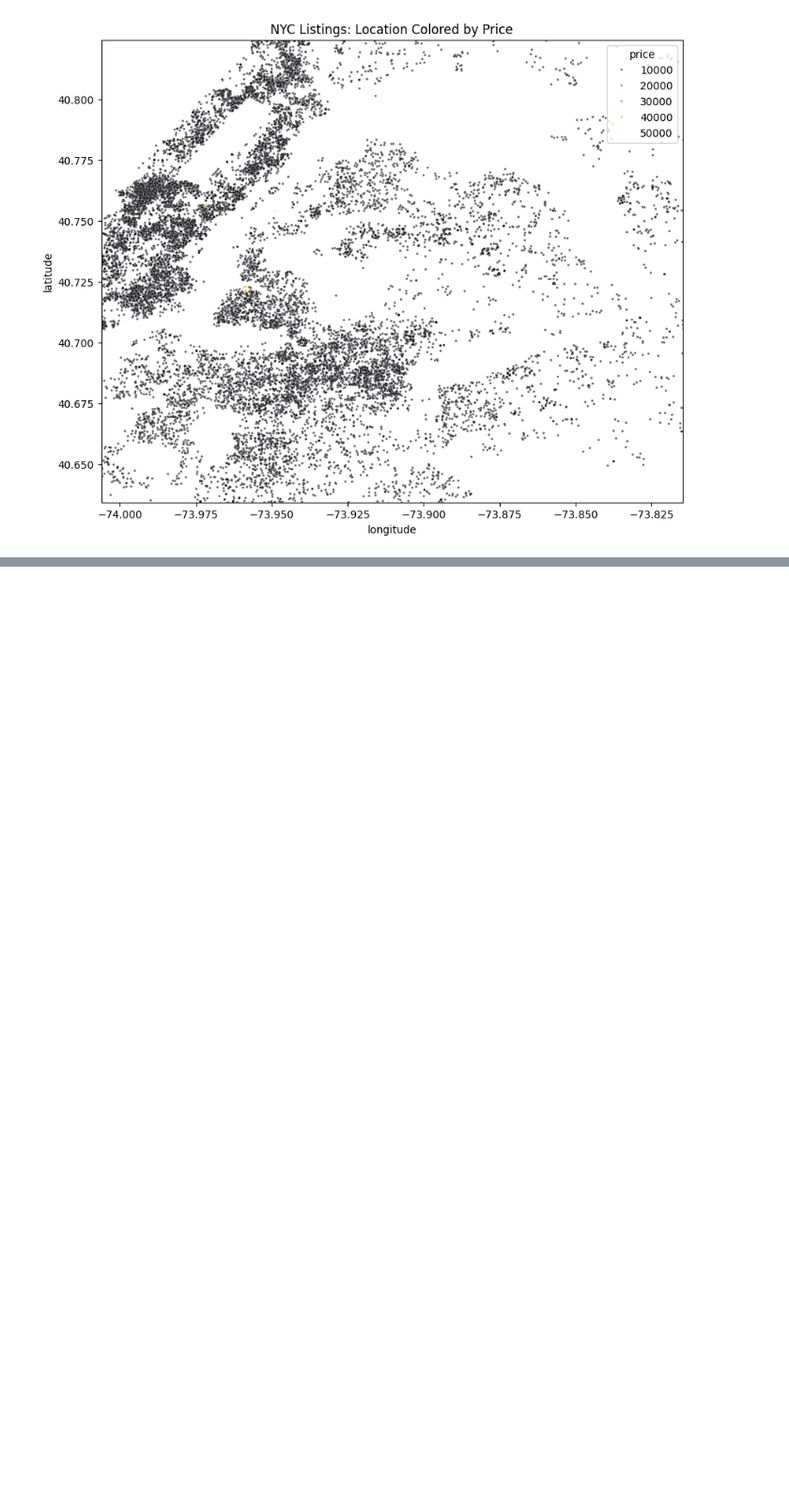
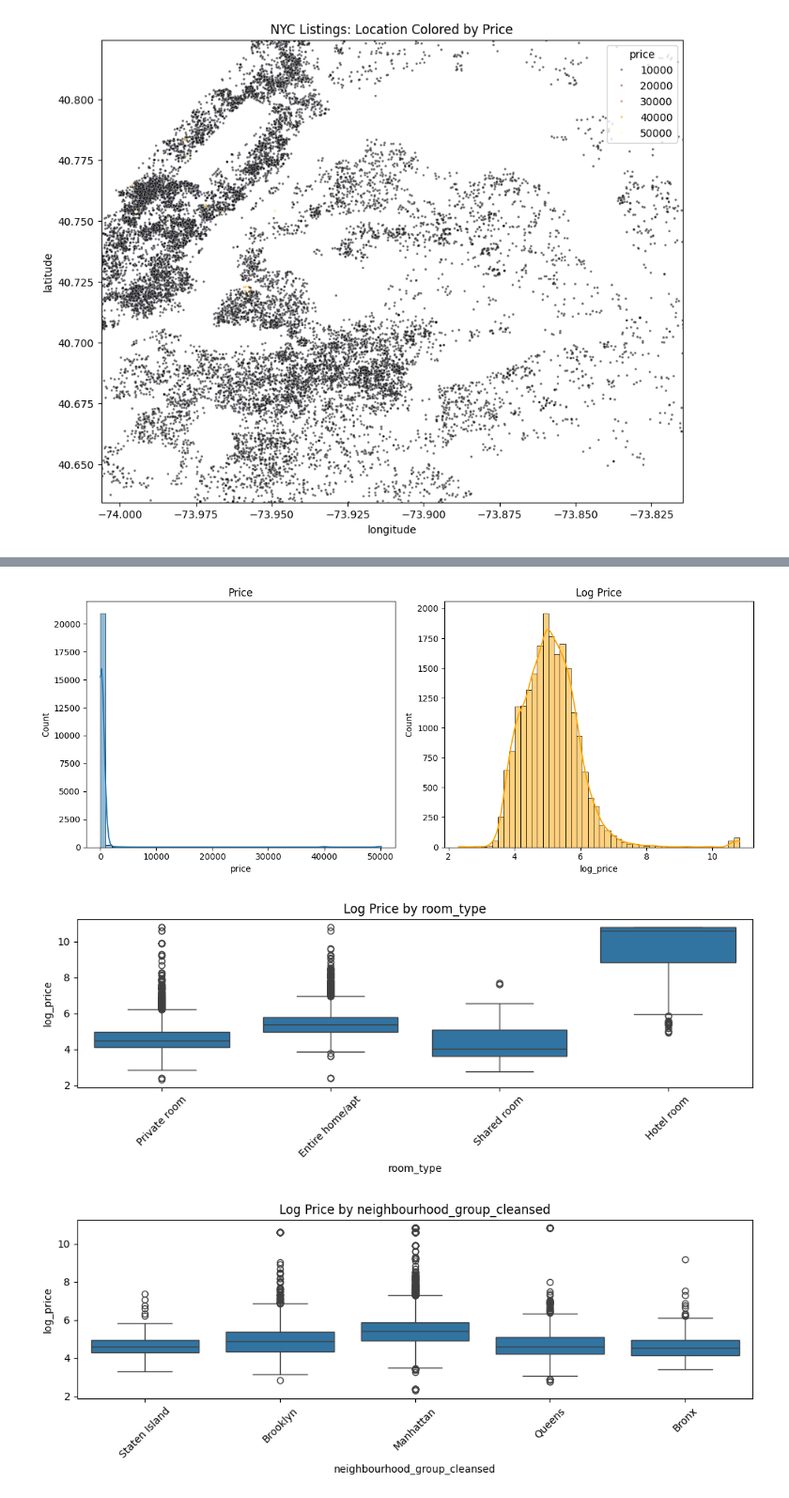
Before and after one commit to mitchster21/STAT486_FINAL, a Jupyter notebook: demo/eda.ipynb, the cells around one changed output, grey strips where cells are left out. Shown at 94% size. Saved outputs shown, nothing was run; the diff lists cells and outputs as text; code cells hidden in the pictures; blank space fills up the shorter version.

```diff
--- a/demo/eda.ipynb
+++ b/demo/eda.ipynb
@@ -136,0 +230,26 @@ plt.show()
+# %%
+import numpy as np
+df['log_price'] = np.log1p(df['price'])
+df['price_per_person'] = df['price'] / df['accommodates']
+
+# price distributions
+fig, axes = plt.subplots(1, 2, figsize=(12, 5))
+sns.histplot(df['price'], ax=axes[0], bins=50, kde=True)
+axes[0].set_title('Price')
+sns.histplot(df['log_price'], ax=axes[1], bins=50, kde=True, color='orange')
+axes[1].set_title('Log Price')
+plt.tight_layout()
+plt.show()
+
+# category comparisons
+for cat in ['room_type', 'neighbourhood_group_cleansed', 'host_is_superhost']:
+    plt.figure(figsize=(10, 4))
+    sns.boxplot(data=df, x=cat, y='log_price')
+    plt.title(f'Log Price by {cat}')
+    plt.xticks(rotation=45)
+    plt.tight_layout()
+    plt.show()
+# %% [output]
+[figure, added]
+[figure, added]
+[figure, added]
```
Also changed, not shown: parts of 9 cells of this notebook.
